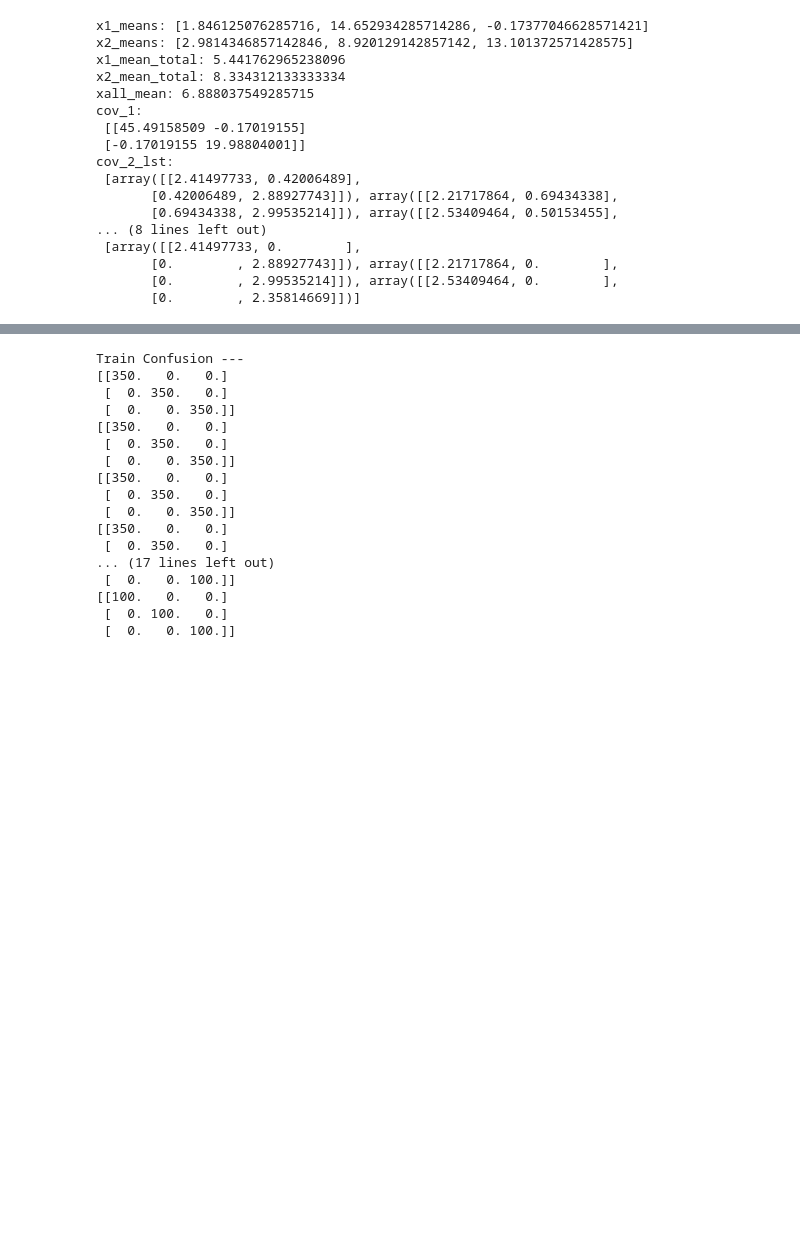
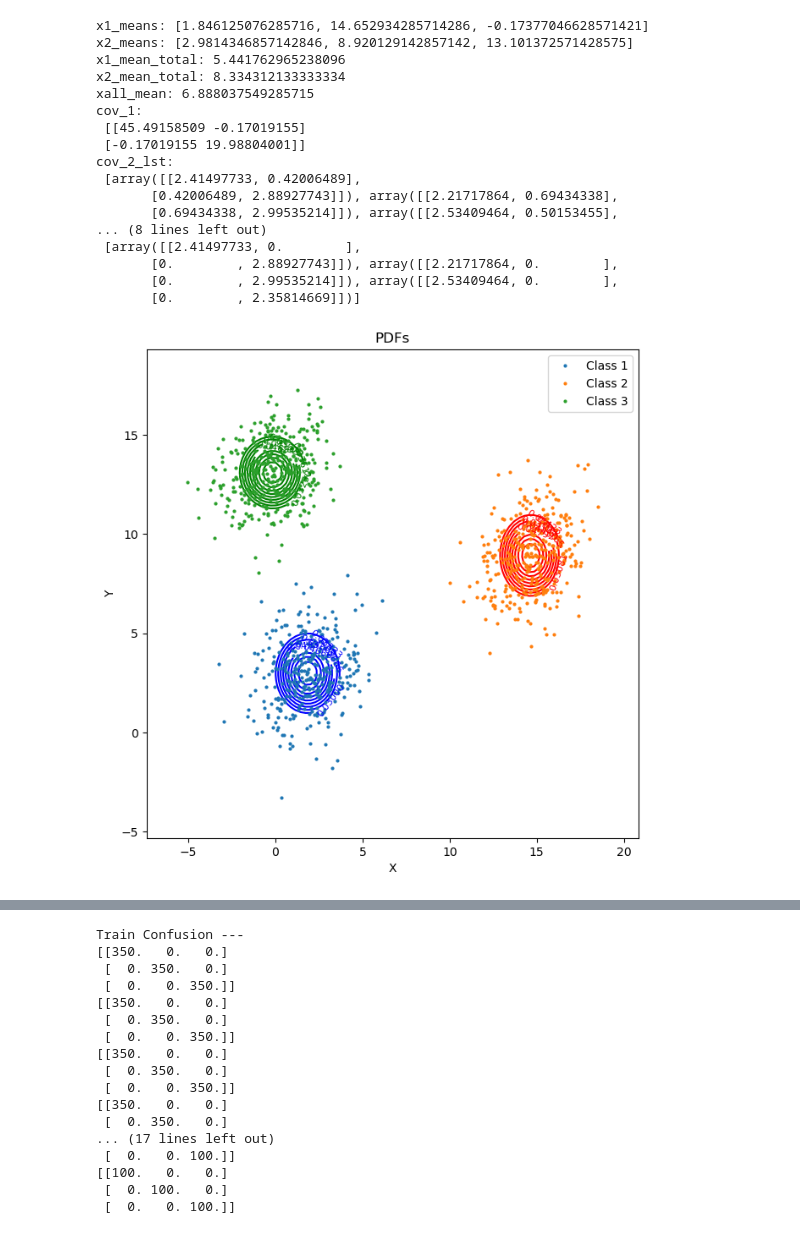
Before and after one commit to nihalgeorge01/CS5691-Submissions, a Jupyter notebook: A2/B_Classification/Bayesian_Classification.ipynb, the cells around one changed output, grey strips where cells are left out. Drawn from its saved outputs; the diff is of its cells as text; code cells hidden in the pictures; blank space fills up the shorter version.

Commit message:
Add pdf plots, contours

```diff
--- a/A2/B_Classification/Bayesian_Classification.ipynb
+++ b/A2/B_Classification/Bayesian_Classification.ipynb
@@ -172,3 +169,59 @@ pdf_5_lst = [PDF(x_means_vecs[i], cov_5_lst[i]) for i in range(3)]
+# %%
+# Plot PDFs of each class for 5 cases, constant density curves and eigenvectors (plots #1,#3 in QP)
+#TODO
+prefs = [0, cl_counts[0], cl_counts[0]+cl_counts[1], cl_counts[0]+cl_counts[1]+cl_counts[2]]
+X_train_classwise = [X_train[prefs[i]:prefs[i+1], :] for i in range(3)]
+
+# plt.figure()
+fig = plt.figure(figsize=(7.5,7.5))
+for i in range(3):
+    plt.plot(X_train_classwise[i][:,0], X_train_classwise[i][:,1], 'o', ms=2)
+plt.title("Train Data")
+plt.xlabel("x1")
+plt.ylabel("x2")
+plt.legend(["Class 1", "Class 2", "Class 3"])
+# plt.show()
+
+
+delta_x1 = (max(X_train[:,0] - min(X_train[:,0])))/10
+delta_x2 = (max(X_train[:,1] - min(X_train[:,1])))/10
+
+x1_min = min(X_train[:, 0]) - delta_x1
+x2_min = min(X_train[:, 1]) - delta_x2
+
+x1_max = max(X_train[:, 0]) + delta_x1
+x2_max = max(X_train[:, 1]) + delta_x2
+
+x1_pts = np.linspace(x1_min, x1_max, 100)
+x2_pts = np.linspace(x2_min, x2_max, 100)
+x1_mesh, x2_mesh = np.meshgrid(x1_pts, x2_pts)
+
+
+plt.title('PDFs')
+
+# ax = fig.add_subplot(111, projection='3d')
+ax = fig.gca()
+ax.set_xlim(x1_min, x1_max)
+ax.set_ylim(x2_min, x2_max)
+class_colors = ['blue', 'red', 'green']
+for class_here in range(3):
+    z_pts = np.array([pdf_5_lst[class_here].p(np.array([i,j])) for i,j in zip(np.ravel(x1_mesh), np.ravel(x2_mesh))])
+    z_mesh = z_pts.reshape(x1_mesh.shape)
+    # print(z_mesh)
+    # cfset = ax.contourf(x1_mesh, x2_mesh, z_mesh, cmap='coolwarm')
+    # ax.imshow(np.rot90(z_mesh), cmap='coolwarm', extent=[x1_min, x1_max, x2_min, x2_max])
+    cset = ax.contour(x1_mesh, x2_mesh, z_mesh, colors=class_colors[class_here], levels = np.linspace(np.max(z_mesh)/2,np.max(z_mesh), 10))
+    ax.clabel(cset, fontsize=8, colors=class_colors[class_here])
+    ax.set_xlabel('X')
+    ax.set_ylabel('Y')
+    # ax.plot_surface(x1_mesh, x2_mesh, z_mesh)
+    # ax.set_xlabel('x1')
+    # ax.set_ylabel('x2')
+    # ax.set_zlabel('f([x1,x2])')
+
+plt.show()
+# %% [output]
+[figure, added]
 # %%
 # Apply Bayes rule, get classifier. Takes an input vector, returns predicted class
 
```
Also changed, not shown: parts of 3 cells of this notebook.
